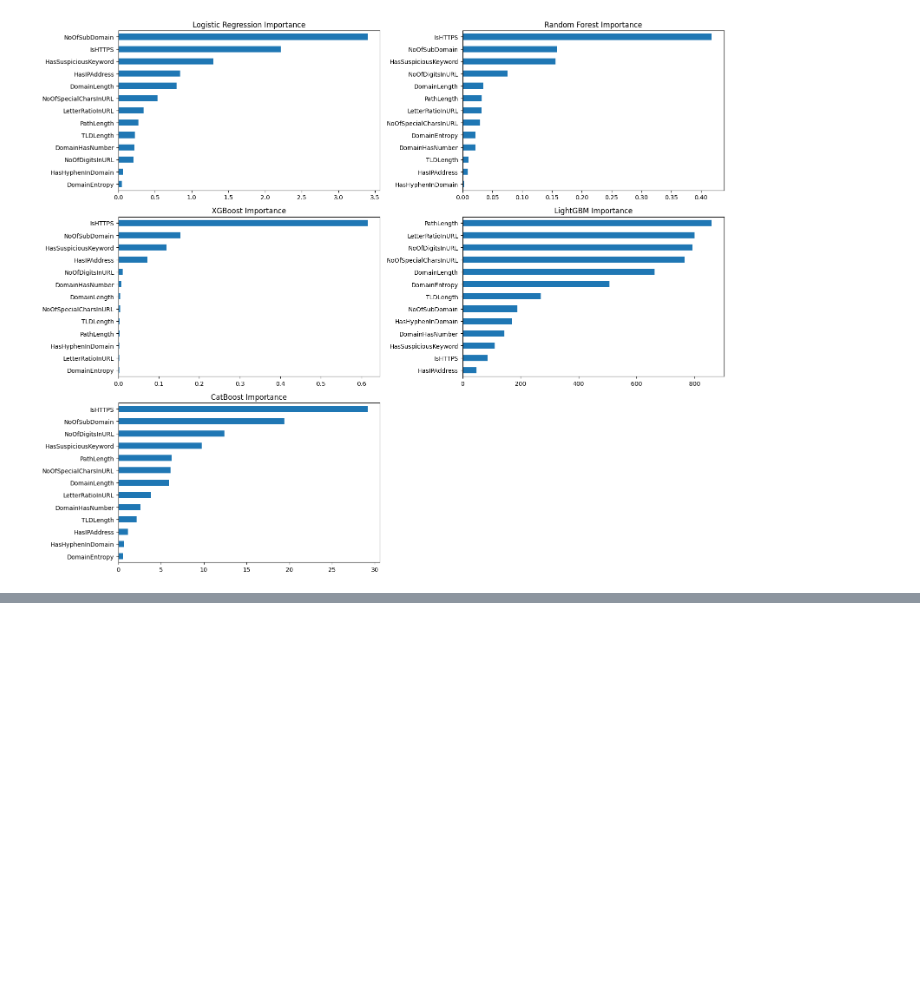
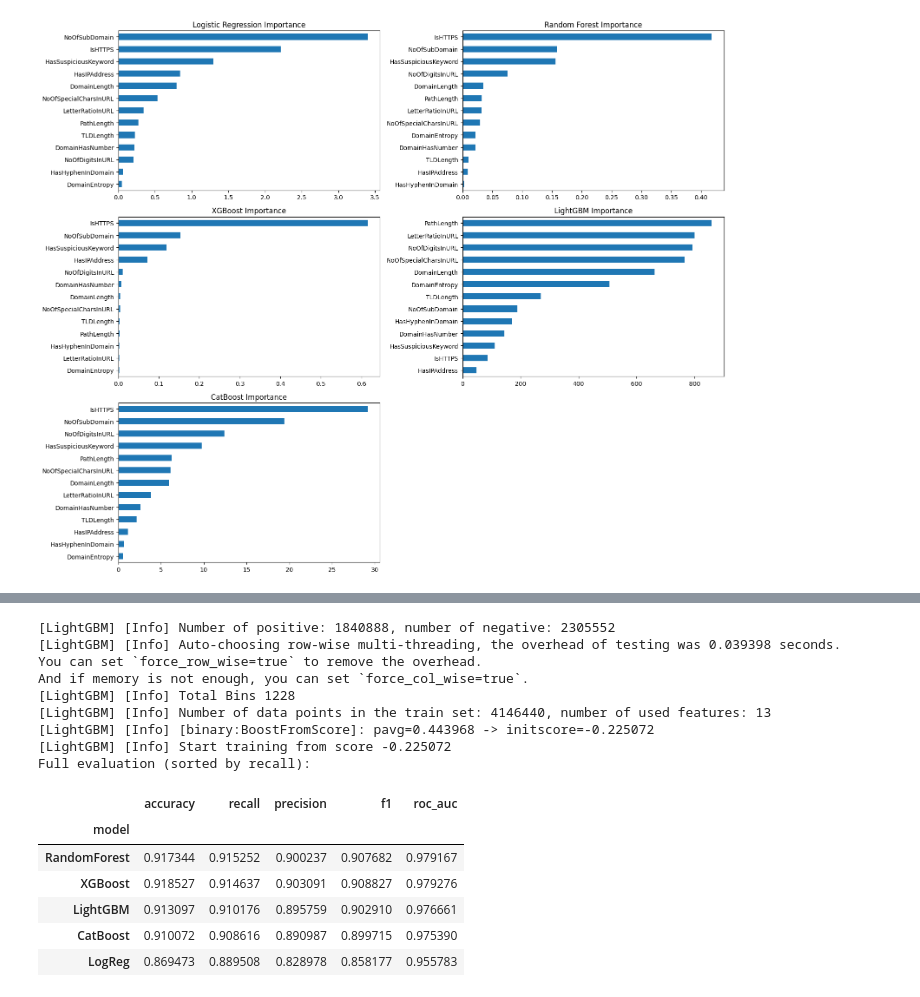
Before and after one commit to NafisNaufal/phishing-url-detection, a Jupyter notebook: week3.ipynb, the cells around one changed output, grey strips where cells are left out. Cells and saved outputs as stored; diff of their text form; code cells hidden in the pictures; blank space fills up the shorter version.

Commit message:
finished train

```diff
--- a/week3.ipynb
+++ b/week3.ipynb
@@ -1189,0 +1308,43 @@ Saved best model 'XGBoost' to models/best_model_XGBoost_20260328_010917.pkl
+# %%
+# Full evaluation table: accuracy, recall, precision, f1, roc_auc
+from sklearn.metrics import accuracy_score, precision_score, recall_score, f1_score, roc_auc_score
+import pandas as pd
+rows = []
+for name, model in best_models.items():
+    m = model
+    m.fit(X_train_scaled, y_train)
+    if hasattr(m, 'predict_proba'):
+        y_prob = m.predict_proba(X_test_scaled)[:,1]
+        y_pred = (y_prob >= 0.5).astype(int)
+    else:
+        y_pred = m.predict(X_test_scaled)
+        try:
+            y_prob = m.predict_proba(X_test_scaled)[:,1]
+        except Exception:
+            y_prob = y_pred
+    acc = accuracy_score(y_test, y_pred)
+    rec = recall_score(y_test, y_pred)
+    prec = precision_score(y_test, y_pred)
+    f1 = f1_score(y_test, y_pred)
+    roc = roc_auc_score(y_test, y_prob)
+    rows.append({'model': name, 'accuracy': acc, 'recall': rec, 'precision': prec, 'f1': f1, 'roc_auc': roc})
+df_eval = pd.DataFrame(rows).set_index('model')
+print('Full evaluation (sorted by recall):')
+display(df_eval.sort_values(by='recall', ascending=False))
+# %% [output]
+[LightGBM] [Info] Number of positive: 1840888, number of negative: 2305552
+[LightGBM] [Info] Auto-choosing row-wise multi-threading, the overhead of testing was 0.039398 seconds.
+You can set `force_row_wise=true` to remove the overhead.
+And if memory is not enough, you can set `force_col_wise=true`.
+[LightGBM] [Info] Total Bins 1228
+[LightGBM] [Info] Number of data points in the train set: 4146440, number of used features: 13
+[LightGBM] [Info] [binary:BoostFromScore]: pavg=0.443968 -> initscore=-0.225072
+[LightGBM] [Info] Start training from score -0.225072
+Full evaluation (sorted by recall):
+|  | accuracy | recall | precision | f1 | roc_auc |
+| model |  |  |  |  |  |
+| RandomForest | 0.917344 | 0.915252 | 0.900237 | 0.907682 | 0.979167 |
+| XGBoost | 0.918527 | 0.914637 | 0.903091 | 0.908827 | 0.979276 |
+| LightGBM | 0.913097 | 0.910176 | 0.895759 | 0.902910 | 0.976661 |
+| CatBoost | 0.910072 | 0.908616 | 0.890987 | 0.899715 | 0.975390 |
+| LogReg | 0.869473 | 0.889508 | 0.828978 | 0.858177 | 0.955783 |
```
Also changed, not shown: parts of 5 cells of this notebook, 7 other files.
